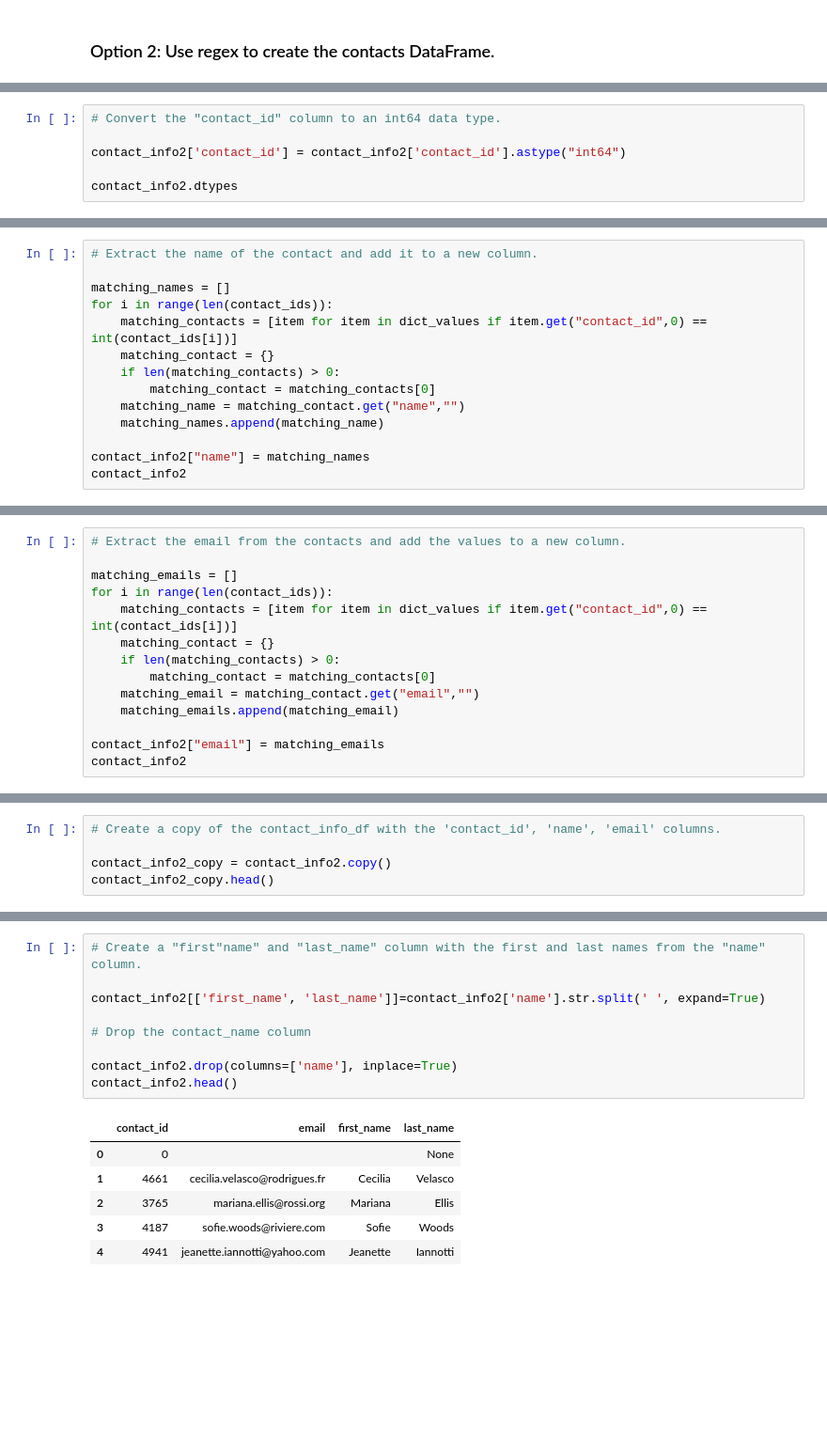
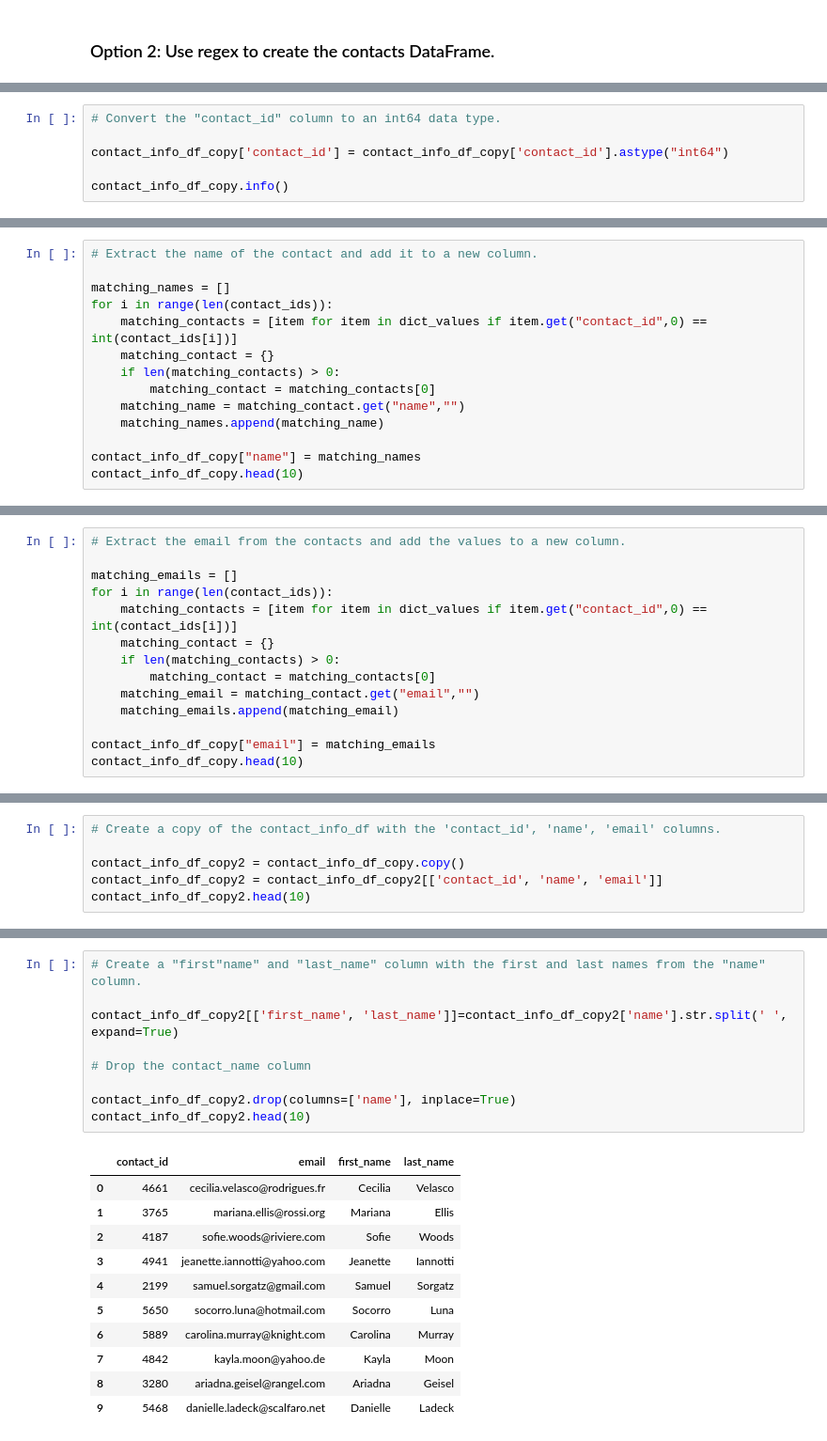
Before and after one commit to Bgrlgymnast/Crowdfunding_ETL, a Jupyter notebook: ETL_Mini_Project_Starter_Code_(edited).ipynb, the cells around one changed output, grey strips where cells are left out. Shown: that part at 94% size. Cells and saved outputs as stored; diff of their text form; blank space fills up the shorter version.

```diff
--- a/ETL_Mini_Project_Starter_Code_(edited).ipynb
+++ b/ETL_Mini_Project_Starter_Code_(edited).ipynb
@@ -479,7 +476,7 @@ dtype: object
 # %%
 # Convert the "contact_id" column to an int64 data type.
 
-contact_info2['contact_id'] = contact_info2['contact_id'].astype("int64")
+contact_info_df_copy['contact_id'] = contact_info_df_copy['contact_id'].astype("int64")
 
-contact_info2.dtypes
+contact_info_df_copy.info()
 # %% [output]
@@ -501,6 +501,6 @@ for i in range(len(contact_ids)):
     matching_name = matching_contact.get("name","")
     matching_names.append(matching_name)
 
-contact_info2["name"] = matching_names
-contact_info2
+contact_info_df_copy["name"] = matching_names
+contact_info_df_copy.head(10)
 # %% [output]
@@ -529,6 +527,6 @@ for i in range(len(contact_ids)):
     matching_email = matching_contact.get("email","")
     matching_emails.append(matching_email)
 
-contact_info2["email"] = matching_emails
-contact_info2
+contact_info_df_copy["email"] = matching_emails
+contact_info_df_copy.head(10)
 # %% [output]
@@ -548,7 +544,8 @@ contact_info2
 # %%
 # Create a copy of the contact_info_df with the 'contact_id', 'name', 'email' columns.
 
-contact_info2_copy = contact_info2.copy()
-contact_info2_copy.head()
+contact_info_df_copy2 = contact_info_df_copy.copy()
+contact_info_df_copy2 = contact_info_df_copy2[['contact_id', 'name', 'email']]
+contact_info_df_copy2.head(10)
 # %% [output]
 |  | contact_id | name | email |
@@ -560,16 +562,21 @@ contact_info2_copy.head()
 # %%
 # Create a "first"name" and "last_name" column with the first and last names from the "name" column.
 
-contact_info2[['first_name', 'last_name']]=contact_info2['name'].str.split(' ', expand=True)
+contact_info_df_copy2[['first_name', 'last_name']]=contact_info_df_copy2['name'].str.split(' ', expand=True)
 
 # Drop the contact_name column
 
-contact_info2.drop(columns=['name'], inplace=True)
-contact_info2.head()
+contact_info_df_copy2.drop(columns=['name'], inplace=True)
+contact_info_df_copy2.head(10)
 # %% [output]
 |  | contact_id | email | first_name | last_name |
-| 0 | 0 |  |  | None |
-| 1 | 4661 | cecilia.velasco@rodrigues.fr | Cecilia | Velasco |
-| 2 | 3765 | mariana.ellis@rossi.org | Mariana | Ellis |
-| 3 | 4187 | sofie.woods@riviere.com | Sofie | Woods |
-| 4 | 4941 | jeanette.iannotti@yahoo.com | Jeanette | Iannotti |
+| 0 | 4661 | cecilia.velasco@rodrigues.fr | Cecilia | Velasco |
+| 1 | 3765 | mariana.ellis@rossi.org | Mariana | Ellis |
+| 2 | 4187 | sofie.woods@riviere.com | Sofie | Woods |
+| 3 | 4941 | jeanette.iannotti@yahoo.com | Jeanette | Iannotti |
+| 4 | 2199 | samuel.sorgatz@gmail.com | Samuel | Sorgatz |
+| 5 | 5650 | socorro.luna@hotmail.com | Socorro | Luna |
+| 6 | 5889 | carolina.murray@knight.com | Carolina | Murray |
+| 7 | 4842 | kayla.moon@yahoo.de | Kayla | Moon |
+| 8 | 3280 | ariadna.geisel@rangel.com | Ariadna | Geisel |
+| 9 | 5468 | danielle.ladeck@scalfaro.net | Danielle | Ladeck |
```
Also changed, not shown: parts of 20 cells of this notebook.
